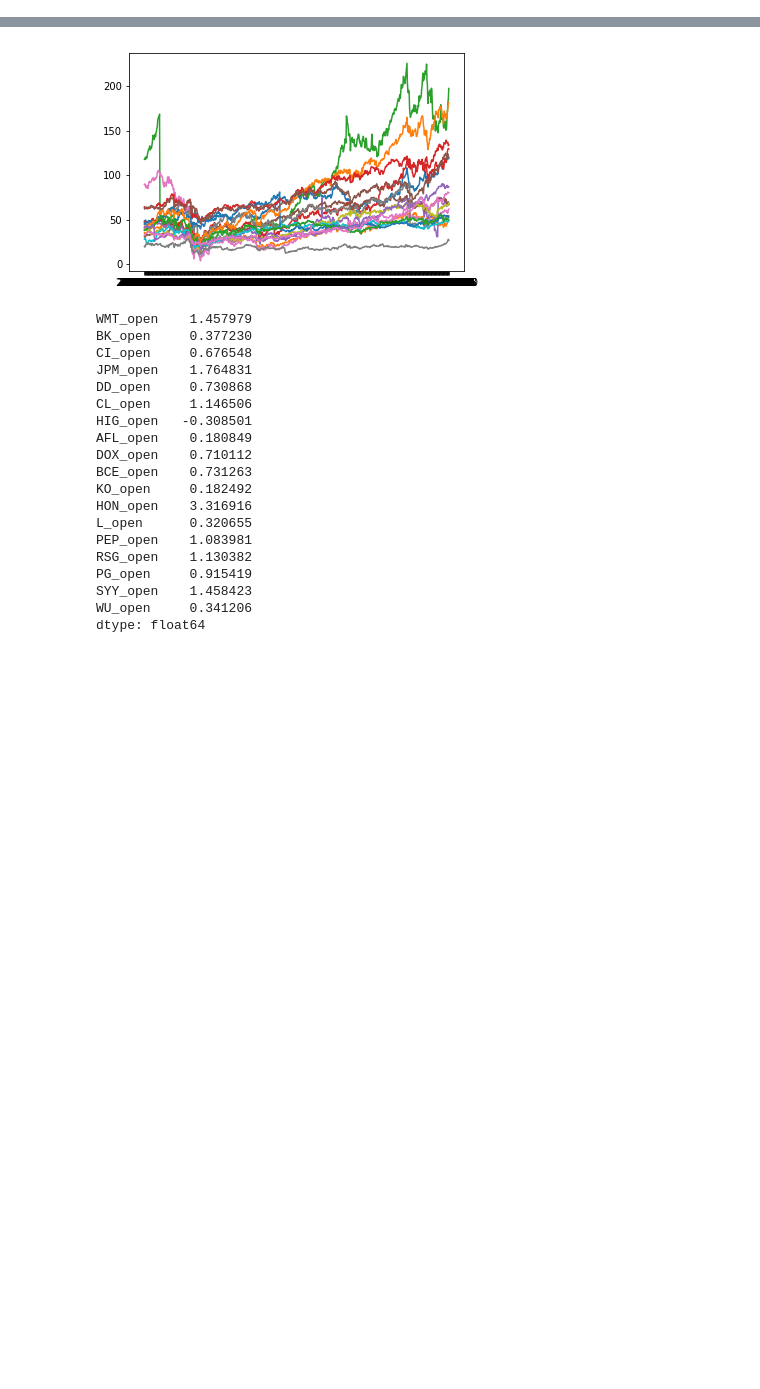
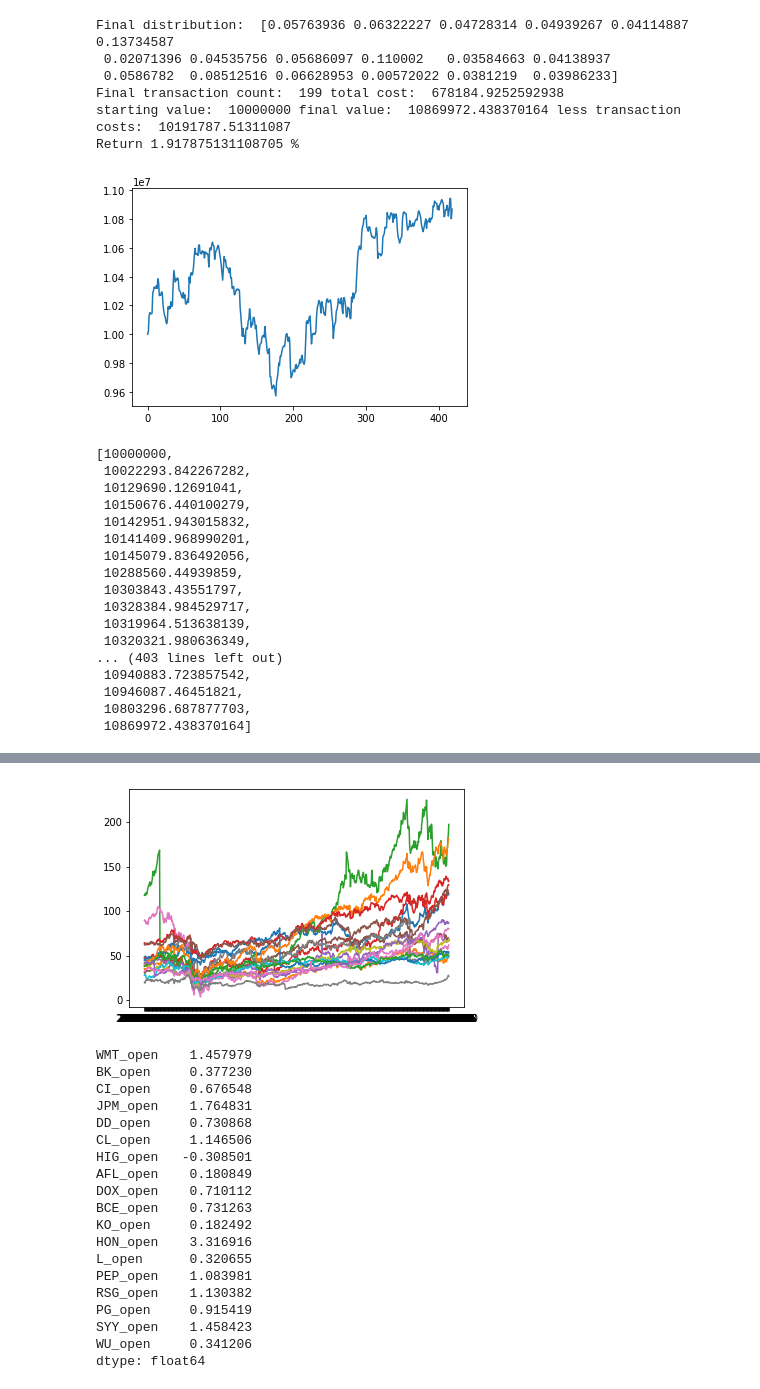
Before and after one commit to soujanyaduggirala/OnlineLearningStockPortfolios, a Jupyter notebook: mwu.ipynb, the cells around one changed output, grey strips where cells are left out. Saved outputs shown, nothing was run; the diff lists cells and outputs as text; code cells hidden in the pictures; blank space fills up the shorter version.

```diff
--- a/mwu.ipynb
+++ b/mwu.ipynb
@@ -145,3 +155,30 @@ filename = 'lowvol_weekly.xlsx'
+# %%
+mwu(filename,'absolute','equal')
+# %% [output]
+Final distribution:  [0.05763936 0.06322227 0.04728314 0.04939267 0.04114887 0.13734587
+ 0.02071396 0.04535756 0.05686097 0.110002   0.03584663 0.04138937
+ 0.0586782  0.08512516 0.06628953 0.00572022 0.0381219  0.03986233]
+Final transaction count:  199 total cost:  678184.9252592938
+starting value:  10000000 final value:  10869972.438370164 less transaction costs:  10191787.51311087
+Return 1.917875131108705 %
+[figure, added]
+[10000000,
+ 10022293.842267282,
+ 10129690.12691041,
+ 10150676.440100279,
+ 10142951.943015832,
+ 10141409.968990201,
+ 10145079.836492056,
+ 10288560.44939859,
+ 10303843.43551797,
+ 10328384.984529717,
+ 10319964.513638139,
+ 10320321.980636349,
+... (403 lines left out)
+ 10940883.723857542,
+ 10946087.46451821,
+ 10803296.687877703,
+ 10869972.438370164]
 # %%
 mwu(filename,'pricerel','equal')
 # %% [output]
```
Also changed, not shown: parts of 4 cells of this notebook, 1 other file.
